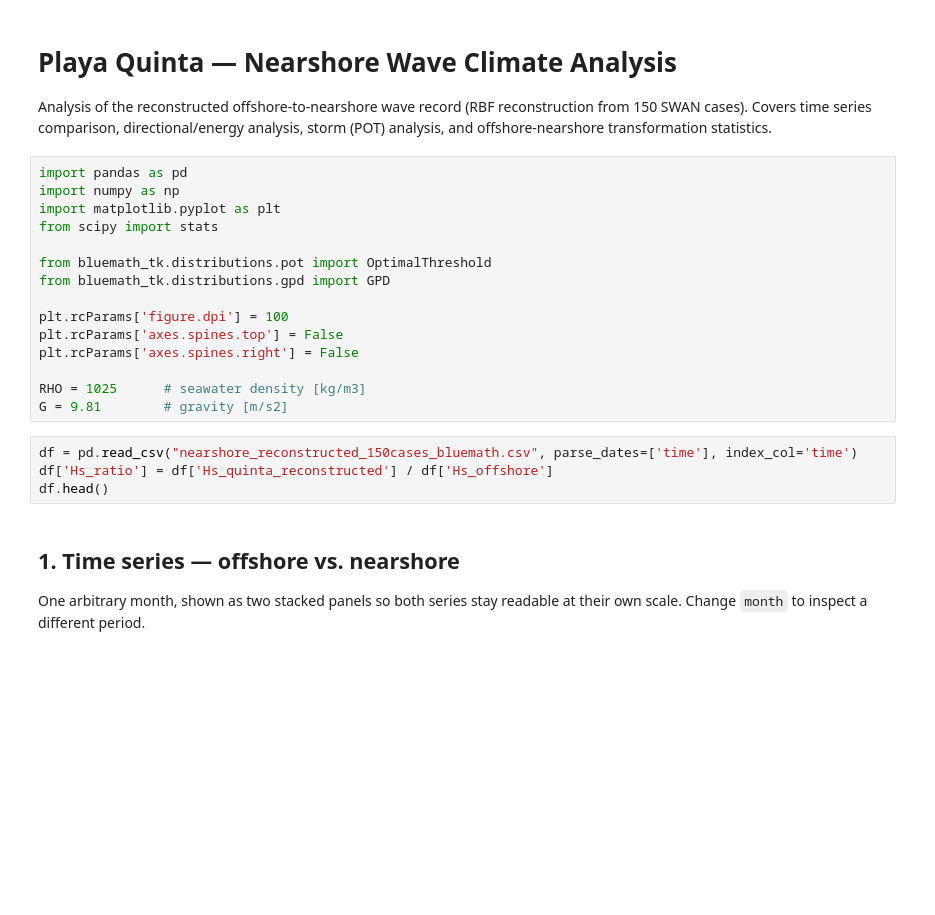
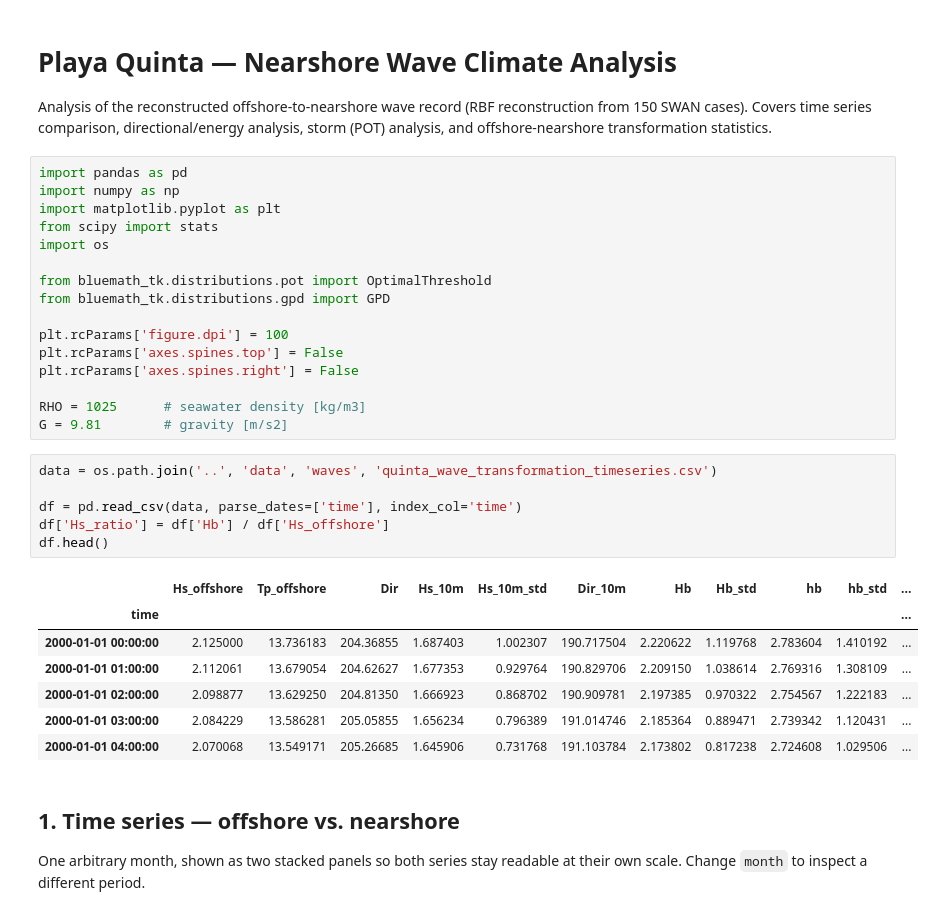
Before and after one commit to mdelemosschaper/quintaplaya, a Jupyter notebook: notebooks/malte_waves.ipynb, the cells around one changed output. Drawn from its saved outputs; the diff is of its cells as text; blank space fills up the shorter version.

```diff
--- a/notebooks/malte_waves.ipynb
+++ b/notebooks/malte_waves.ipynb
@@ -7,6 +7,7 @@ import pandas as pd
 import numpy as np
 import matplotlib.pyplot as plt
 from scipy import stats
+import os
 
 from bluemath_tk.distributions.pot import OptimalThreshold
 from bluemath_tk.distributions.gpd import GPD
@@ -18,9 +19,19 @@ plt.rcParams['axes.spines.right'] = False
 RHO = 1025      # seawater density [kg/m3]
 G = 9.81        # gravity [m/s2]
 # %%
-df = pd.read_csv("nearshore_reconstructed_150cases_bluemath.csv", parse_dates=['time'], index_col='time')
-df['Hs_ratio'] = df['Hs_quinta_reconstructed'] / df['Hs_offshore']
+data = os.path.join('..', 'data', 'waves', 'quinta_wave_transformation_timeseries.csv')
+
+df = pd.read_csv(data, parse_dates=['time'], index_col='time')
+df['Hs_ratio'] = df['Hb'] / df['Hs_offshore']
 df.head()
+# %% [output]
+|  | Hs_offshore | Tp_offshore | Dir | Hs_10m | Hs_10m_std | Dir_10m | Hb | Hb_std | hb | hb_std | ... |
+| time |  |  |  |  |  |  |  |  |  |  | ... |
+| 2000-01-01 00:00:00 | 2.125000 | 13.736183 | 204.36855 | 1.687403 | 1.002307 | 190.717504 | 2.220622 | 1.119768 | 2.783604 | 1.410192 | ... |
+| 2000-01-01 01:00:00 | 2.112061 | 13.679054 | 204.62627 | 1.677353 | 0.929764 | 190.829706 | 2.209150 | 1.038614 | 2.769316 | 1.308109 | ... |
+| 2000-01-01 02:00:00 | 2.098877 | 13.629250 | 204.81350 | 1.666923 | 0.868702 | 190.909781 | 2.197385 | 0.970322 | 2.754567 | 1.222183 | ... |
+| 2000-01-01 03:00:00 | 2.084229 | 13.586281 | 205.05855 | 1.656234 | 0.796389 | 191.014746 | 2.185364 | 0.889471 | 2.739342 | 1.120431 | ... |
+| 2000-01-01 04:00:00 | 2.070068 | 13.549171 | 205.26685 | 1.645906 | 0.731768 | 191.103784 | 2.173802 | 0.817238 | 2.724608 | 1.029506 | ... |
 # %% [markdown]
 ## 1. Time series — offshore vs. nearshore
 
```
Also changed, not shown: parts of 1 cell of this notebook, 4 other files.
